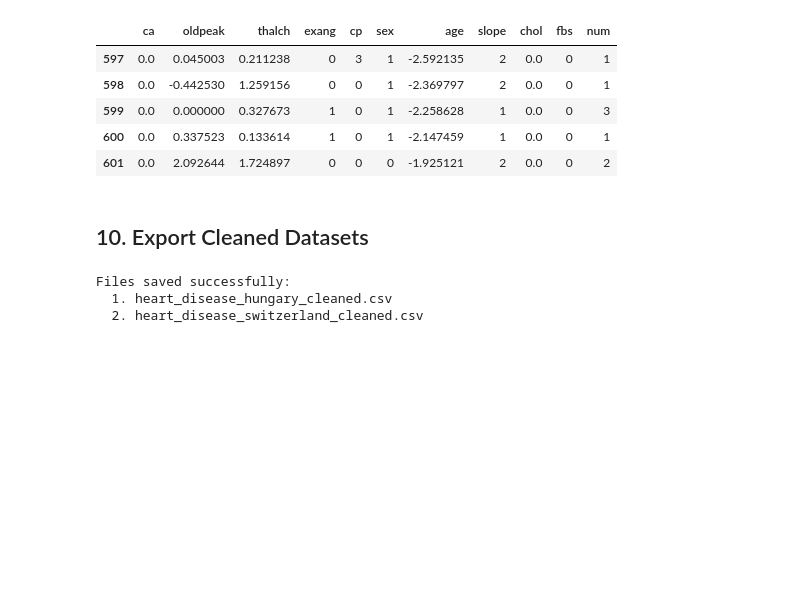
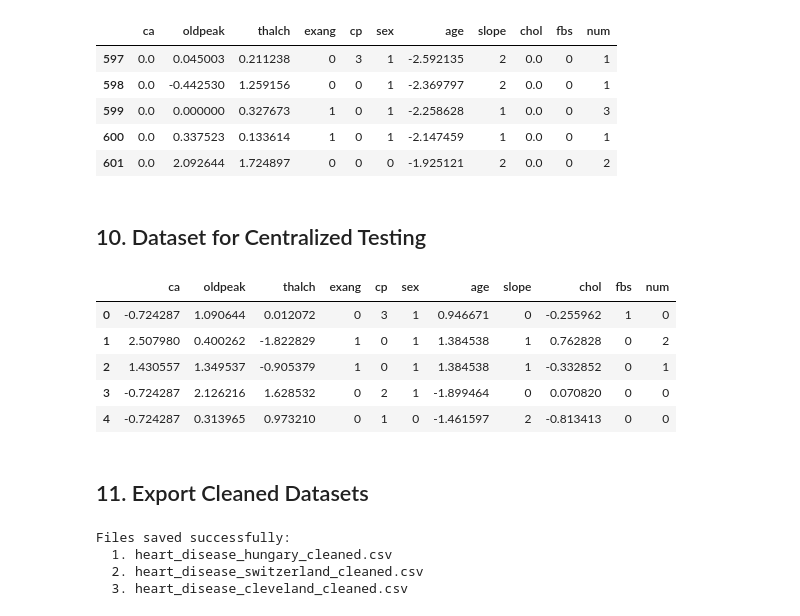
Before and after one commit to attmhd/fl-heart-disease, a Jupyter notebook: notebook/eda-uci-heart-disease.ipynb, the cells around one changed output. Saved outputs shown, nothing was run; the diff lists cells and outputs as text; code cells hidden in the pictures; blank space fills up the shorter version.

Commit message:
feat(data): track cleveland cleaned dataset with DVC and update eda notebook

```diff
--- a/notebook/eda-uci-heart-disease.ipynb
+++ b/notebook/eda-uci-heart-disease.ipynb
@@ -386,19 +386,40 @@ Switzerland — first 5 rows (normalized):
 | 599 | 0.0 | 0.000000 | 0.327673 | 1 | 0 | 1 | -2.258628 | 1 | 0.0 | 0 | 3 |
 | 600 | 0.0 | 0.337523 | 0.133614 | 1 | 0 | 1 | -2.147459 | 1 | 0.0 | 0 | 1 |
 | 601 | 0.0 | 2.092644 | 1.724897 | 0 | 0 | 0 | -1.925121 | 2 | 0.0 | 0 | 2 |
+# %% [markdown]
+## 10. Dataset for Centralized Testing
+# %%
+df_cleveland = df[df['dataset'] == 'Cleveland'].copy()
+df_cleveland_selected = df_cleveland[SELECTED_FEATURES].copy()
+df_cleveland_cleaned = handle_missing_values(df_cleveland_selected)
+df_cleveland_encoded = apply_label_encoding(df_cleveland_cleaned, CATEGORICAL_ENCODE_COLS)
+df_cleveland_final = apply_standard_scaling(df_cleveland_encoded, NUMERICAL_SCALE_COLS)
+
+df_cleveland_final.head()
+# %% [output]
+|  | ca | oldpeak | thalch | exang | cp | sex | age | slope | chol | fbs | num |
+| 0 | -0.724287 | 1.090644 | 0.012072 | 0 | 3 | 1 | 0.946671 | 0 | -0.255962 | 1 | 0 |
+| 1 | 2.507980 | 0.400262 | -1.822829 | 1 | 0 | 1 | 1.384538 | 1 | 0.762828 | 0 | 2 |
+| 2 | 1.430557 | 1.349537 | -0.905379 | 1 | 0 | 1 | 1.384538 | 1 | -0.332852 | 0 | 1 |
+| 3 | -0.724287 | 2.126216 | 1.628532 | 0 | 2 | 1 | -1.899464 | 0 | 0.070820 | 0 | 0 |
+| 4 | -0.724287 | 0.313965 | 0.973210 | 0 | 1 | 0 | -1.461597 | 2 | -0.813413 | 0 | 0 |
 # %% [markdown]
-## 10. Export Cleaned Datasets
+## 11. Export Cleaned Datasets
 # %%
 HUNGARY_OUTPUT_PATH = 'heart_disease_hungary_cleaned.csv'
 SWITZERLAND_OUTPUT_PATH = 'heart_disease_switzerland_cleaned.csv'
+CLEVELAND_OUTPUT_PATH = 'heart_disease_cleveland_cleaned.csv'
 
 df_hungary_final.to_csv(HUNGARY_OUTPUT_PATH, index=False)
 df_switzerland_final.to_csv(SWITZERLAND_OUTPUT_PATH, index=False)
+df_cleveland_final.to_csv(CLEVELAND_OUTPUT_PATH, index=False)
 
-print("Files saved successfully:")
+print(f"Files saved successfully:")
 print(f"  1. {HUNGARY_OUTPUT_PATH}")
 print(f"  2. {SWITZERLAND_OUTPUT_PATH}")
+print(f"  3. {CLEVELAND_OUTPUT_PATH}")
 # %% [output]
 Files saved successfully:
   1. heart_disease_hungary_cleaned.csv
   2. heart_disease_switzerland_cleaned.csv
+  3. heart_disease_cleveland_cleaned.csv
```
Also changed, not shown: parts of 1 cell of this notebook, 3 other files.
